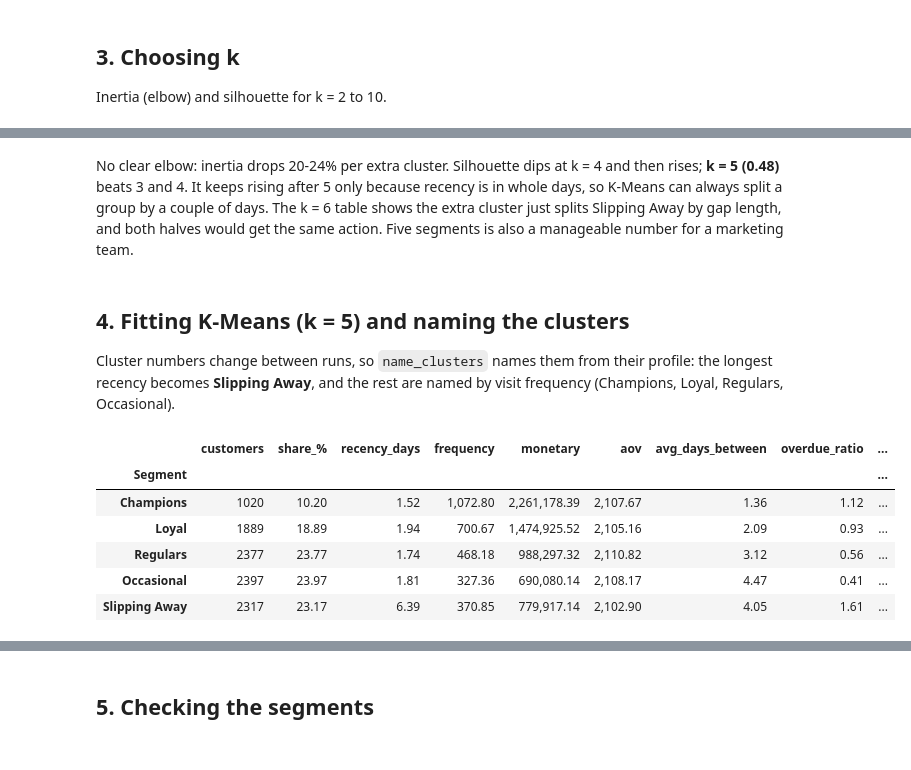
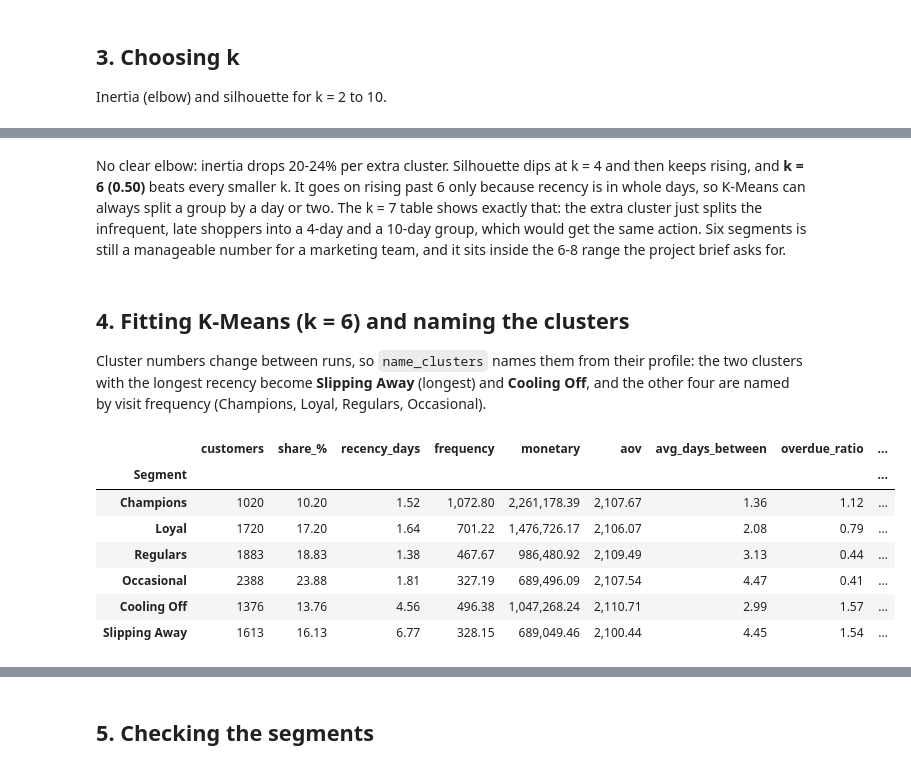
Before and after one commit to Lonishri21/retailpulse, a Jupyter notebook: notebooks/03_segmentation.ipynb, the cells around one changed output, grey strips where cells are left out. Drawn from its saved outputs; the diff is of its cells as text; code cells hidden in the pictures.

```diff
--- a/notebooks/03_segmentation.ipynb
+++ b/notebooks/03_segmentation.ipynb
@@ -18,7 +18,7 @@ from sklearn.metrics import silhouette_score, adjusted_rand_score
 
 ROOT = Path('..')
 sys.path.append(str(ROOT))
-from src.segmentation import KMEANS_FEATURES, SEGMENT_ACTIONS, rfm_scores, make_kmeans, name_clusters
+from src.segmentation import KMEANS_FEATURES, SEGMENT_ACTIONS, SEGMENT_ORDER, rfm_scores, make_kmeans, name_clusters
 
 PROC = ROOT / 'data' / 'processed'
 MODELS = ROOT / 'models'; MODELS.mkdir(exist_ok=True)
@@ -32,7 +32,7 @@ FLOAT = '%.4f'
 
 cust = pd.read_csv(PROC / 'customer_features.csv', index_col='customer_id')
 TIERS = ['Bronze', 'Silver', 'Gold', 'Platinum']
-SEG_ORDER = ['Champions', 'Loyal', 'Regulars', 'Occasional', 'Slipping Away']
+SEG_ORDER = SEGMENT_ORDER
 print(f'{len(cust):,} customers')
 cust[KMEANS_FEATURES].describe().T
 # %% [output]
@@ -163,35 +165,36 @@ for k in (5, 6):
 # %% [markdown]
-No clear elbow: inertia drops 20-24% per extra cluster. Silhouette dips at k = 4 and then rises; **k = 5 (0.48)** beats 3 and 4.
-It keeps rising after 5 only because recency is in whole days, so K-Means can always split a group by a couple of days.
-The k = 6 table shows the extra cluster just splits Slipping Away by gap length, and both halves would get the same action.
-Five segments is also a manageable number for a marketing team.
+No clear elbow: inertia drops 20-24% per extra cluster. Silhouette dips at k = 4 and then keeps rising, and **k = 6 (0.50)** beats every smaller k.
+It goes on rising past 6 only because recency is in whole days, so K-Means can always split a group by a day or two.
+The k = 7 table shows exactly that: the extra cluster just splits the infrequent, late shoppers into a 4-day and a 10-day group, which would get the same action.
+Six segments is still a manageable number for a marketing team, and it sits inside the 6-8 range the project brief asks for.
 # %% [markdown]
-## 4. Fitting K-Means (k = 5) and naming the clusters
-Cluster numbers change between runs, so `name_clusters` names them from their profile: the longest recency becomes
-**Slipping Away**, and the rest are named by visit frequency (Champions, Loyal, Regulars, Occasional).
+## 4. Fitting K-Means (k = 6) and naming the clusters
+Cluster numbers change between runs, so `name_clusters` names them from their profile: the two clusters with the longest recency
+become **Slipping Away** (longest) and **Cooling Off**, and the other four are named by visit frequency (Champions, Loyal, Regulars, Occasional).
 # %%
-K = 5
+K = 6
 km = make_kmeans(K).fit(cust[KMEANS_FEATURES])
 names = name_clusters(cust, km[-1].labels_)
 rfm['Cluster'] = km[-1].labels_
 rfm['Segment'] = pd.Categorical(rfm['Cluster'].map(names), categories=SEG_ORDER, ordered=True)
 
 total_rev = rfm['monetary'].sum()
 profile = rfm.groupby('Segment', observed=True).agg(
     customers=('Cluster', 'size'), recency_days=('recency_days', 'mean'), frequency=('frequency', 'mean'),
     monetary=('monetary', 'mean'), aov=('aov', 'mean'), avg_days_between=('avg_days_between', 'mean'),
     overdue_ratio=('overdue_ratio', 'mean'), spend_trend_90=('spend_trend_90', 'mean'), revenue=('monetary', 'sum'))
 profile.insert(1, 'share_%', profile['customers'] / len(rfm) * 100)
 profile['revenue_share_%'] = profile.pop('revenue') / total_rev * 100
 profile
 # %% [output]
 |  | customers | share_% | recency_days | frequency | monetary | aov | avg_days_between | overdue_ratio | ... |
 | Segment |  |  |  |  |  |  |  |  | ... |
 | Champions | 1020 | 10.20 | 1.52 | 1,072.80 | 2,261,178.39 | 2,107.67 | 1.36 | 1.12 | ... |
-| Loyal | 1889 | 18.89 | 1.94 | 700.67 | 1,474,925.52 | 2,105.16 | 2.09 | 0.93 | ... |
-| Regulars | 2377 | 23.77 | 1.74 | 468.18 | 988,297.32 | 2,110.82 | 3.12 | 0.56 | ... |
-| Occasional | 2397 | 23.97 | 1.81 | 327.36 | 690,080.14 | 2,108.17 | 4.47 | 0.41 | ... |
-| Slipping Away | 2317 | 23.17 | 6.39 | 370.85 | 779,917.14 | 2,102.90 | 4.05 | 1.61 | ... |
+| Loyal | 1720 | 17.20 | 1.64 | 701.22 | 1,476,726.17 | 2,106.07 | 2.08 | 0.79 | ... |
+| Regulars | 1883 | 18.83 | 1.38 | 467.67 | 986,480.92 | 2,109.49 | 3.13 | 0.44 | ... |
+| Occasional | 2388 | 23.88 | 1.81 | 327.19 | 689,496.09 | 2,107.54 | 4.47 | 0.41 | ... |
+| Cooling Off | 1376 | 13.76 | 4.56 | 496.38 | 1,047,268.24 | 2,110.71 | 2.99 | 1.57 | ... |
+| Slipping Away | 1613 | 16.13 | 6.77 | 328.15 | 689,049.46 | 2,100.44 | 4.45 | 1.54 | ... |
 # %%
 mix = pd.crosstab(rfm['Segment'], rfm['loyalty_segment'], normalize='index')[TIERS] * 100
 mix.round(1).astype(str) + '%'
```
Also changed, not shown: parts of 11 cells of this notebook, 18 other files.
